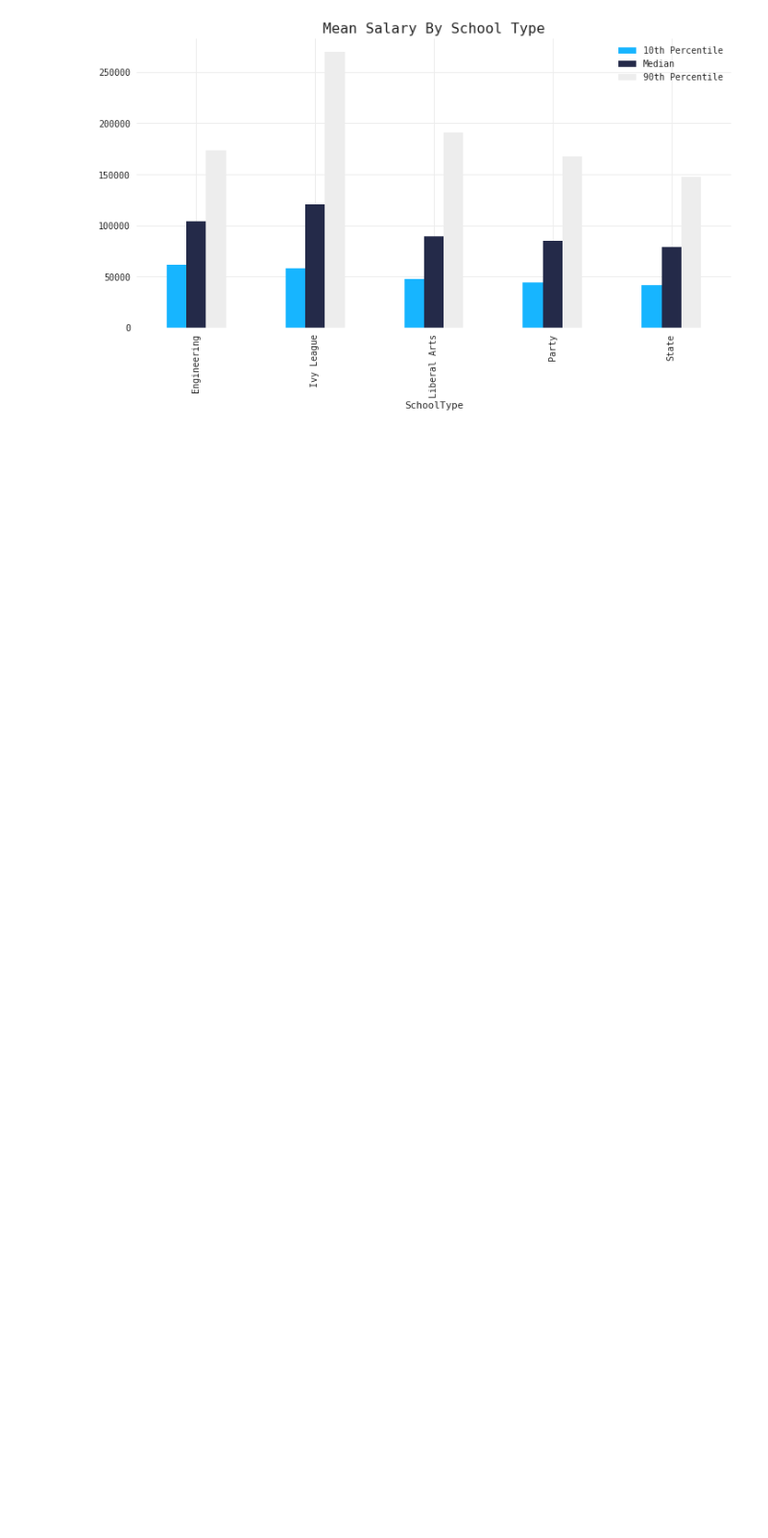
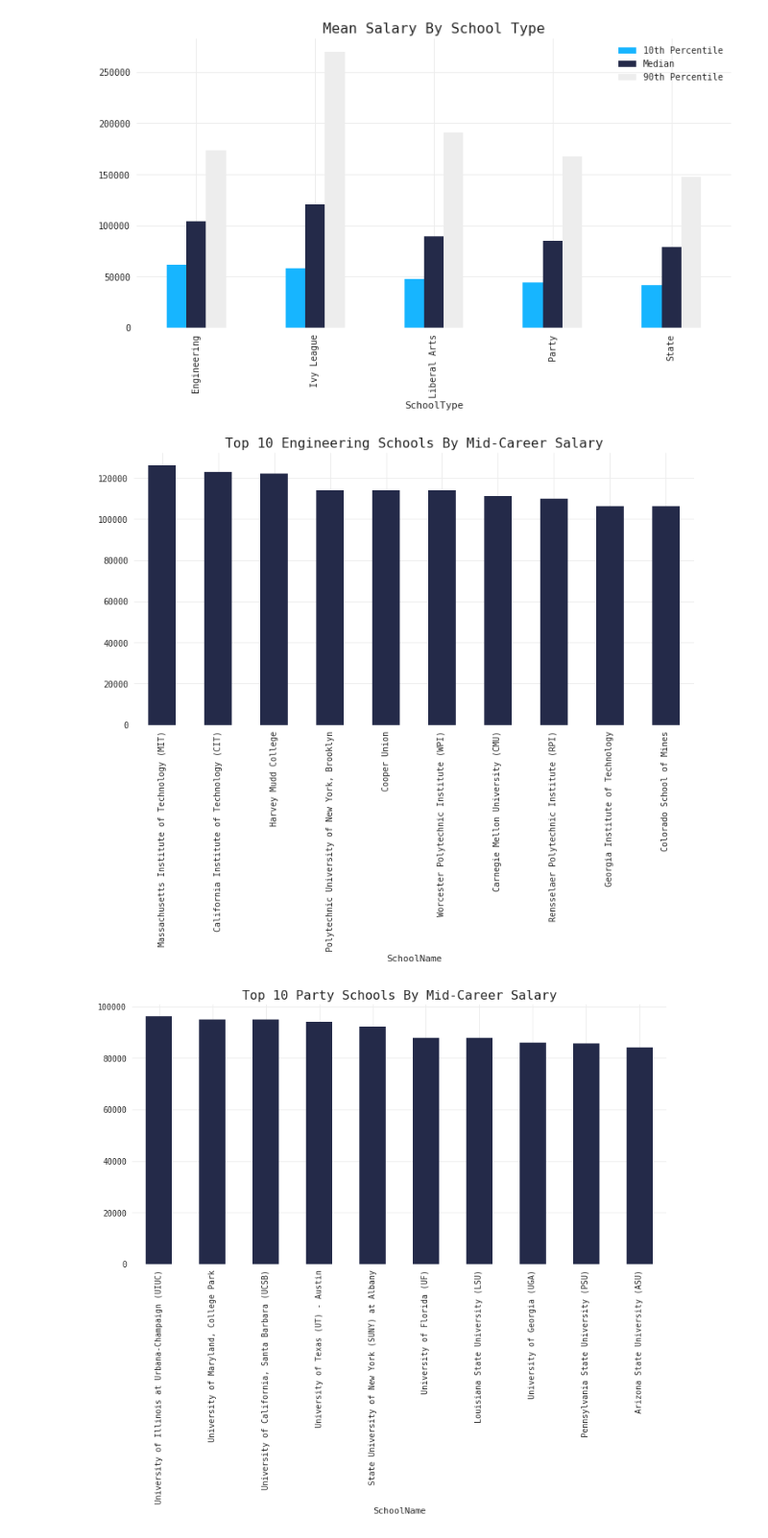
Before and after one commit to qu4ku/datasets-analysis, a Jupyter notebook: 002-collage-salaries.ipynb, the cells around one changed output. Shown at 96% size. Saved outputs shown, nothing was run; the diff lists cells and outputs as text; code cells hidden in the pictures; blank space fills up the shorter version.

```diff
--- a/002-collage-salaries.ipynb
+++ b/002-collage-salaries.ipynb
@@ -322,3 +334,12 @@ plt.title('Mean Salary By School Type');
 plt.legend('10th Percentile/Median/90th Percentile'.split('/'));
 # %% [output]
 [figure]
+# %%
+top_range = 10
+for school_type in type_df.SchoolType.unique():
+    plt.figure()
+    type_df[type_df.SchoolType == school_type]['Mid50'][:top_range].plot(kind='bar', color=MC)
+    plt.title('Top {} {} Schools By Mid-Career Salary'.format(top_range, school_type))
+# %% [output]
+[figure, added]
+[figure, added]
```
Also changed, not shown: parts of 2 cells of this notebook.
